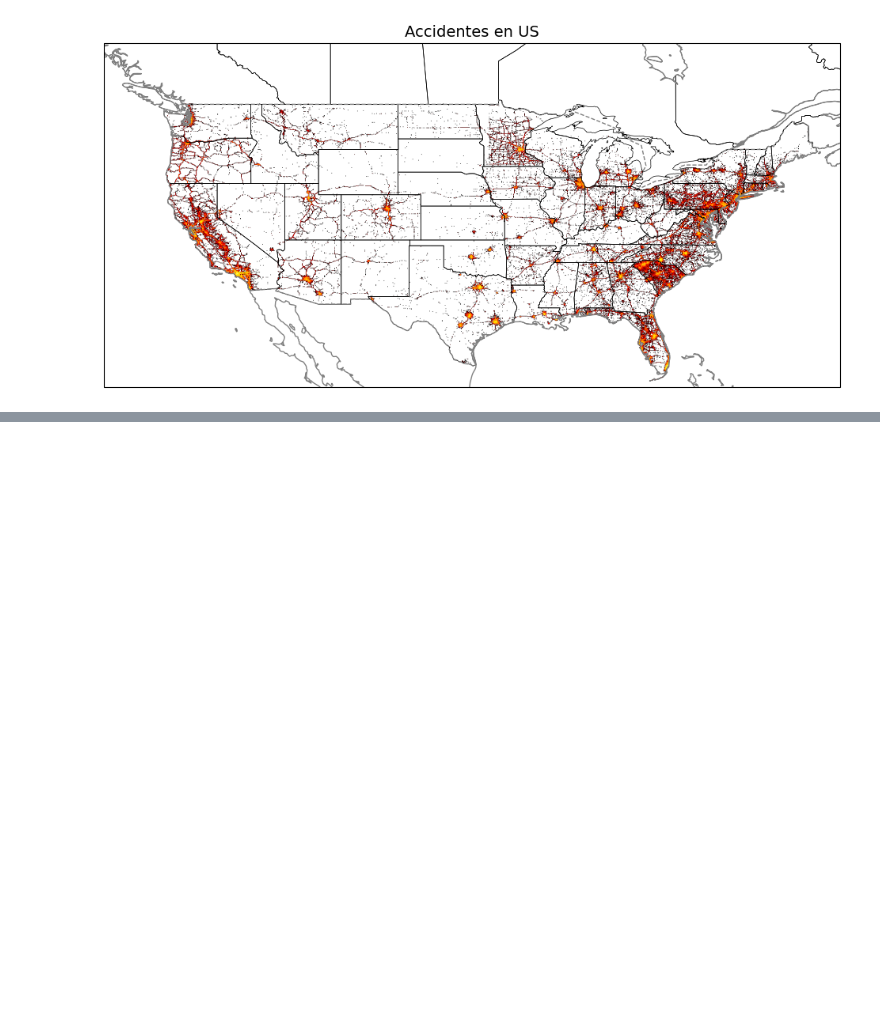
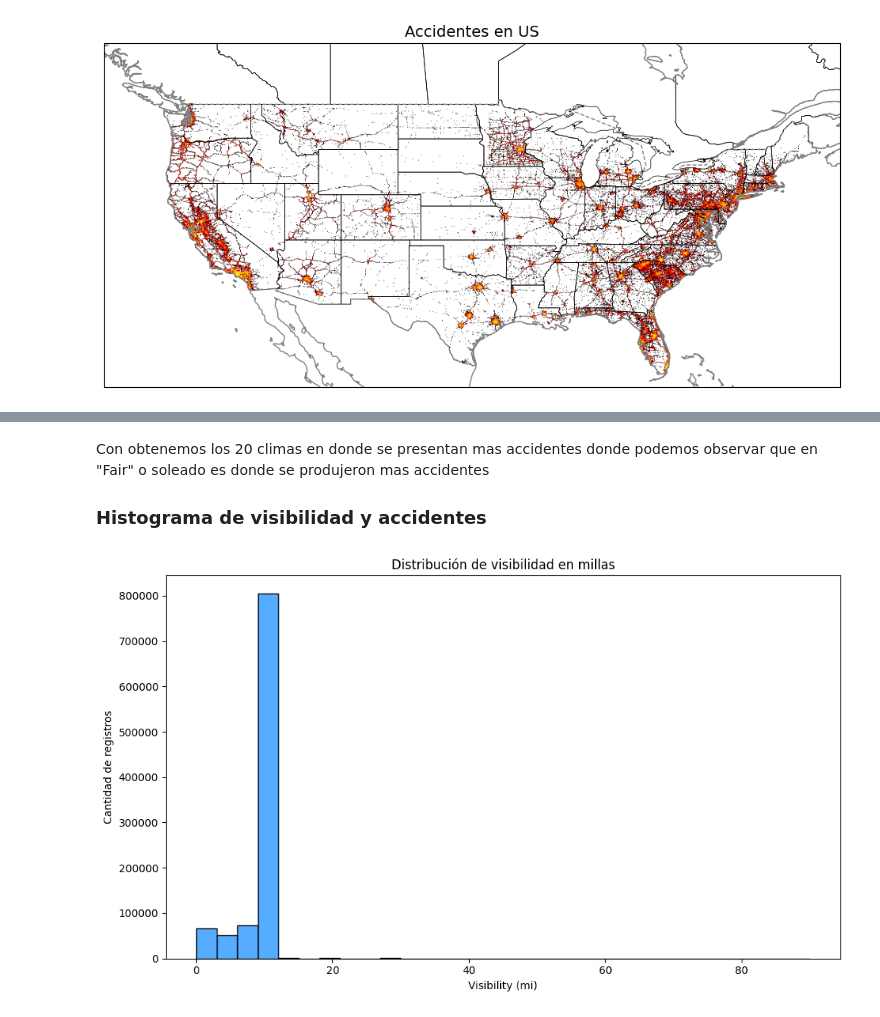
Before and after one commit to RKCbas/BigData-Apuntes, a Jupyter notebook: Proyecto Final/Proyecto Final.ipynb, the cells around one changed output, grey strips where cells are left out. Cells and saved outputs as stored; diff of their text form; code cells hidden in the pictures; blank space fills up the shorter version.

```diff
--- a/Proyecto Final/Proyecto Final.ipynb
+++ b/Proyecto Final/Proyecto Final.ipynb
@@ -635,0 +687,53 @@ Este es un mapa de calor que nos muestra donde es que se concentran los accident
+# %% [markdown]
+Con obtenemos los 20 climas en donde se presentan mas accidentes donde podemos observar que en "Fair" o soleado es donde se produjeron mas accidentes
+
+### Histograma de visibilidad y accidentes
+# %%
+from elasticsearch import Elasticsearch
+try:
+    with Elasticsearch(host) as es:
+
+        # Define solo el campo necesario para eficiencia
+        query = {
+            "_source": ["Visibility(mi)"],
+            "query": {
+                "exists": {"field": "Visibility(mi)"}
+            }
+        }
+
+        # Recolección de datos con scan (scroll)
+        results = helpers.scan(
+            client=es,
+            query=query,
+            index=index_name,
+            scroll="2m",
+            size=5000  # puedes ajustar el tamaño
+        )
+
+        # Convertimos a DataFrame
+        data = [doc["_source"] for doc in results]
+        df = pd.DataFrame(data)
+
+        # Quitar valores inválidos o nulos
+        df = df[df["Visibility(mi)"] > 0]
+        df = df[df["Visibility(mi)"] < 100]  # opcional: eliminar outliers extremos
+
+        plt.figure(figsize=(10, 6))
+        sns.histplot(
+            data=df,
+            x="Visibility(mi)",
+            bins=30,
+            color="dodgerblue"
+        )
+
+        plt.title("Distribución de visibilidad en millas")
+        plt.xlabel("Visibility (mi)")
+        plt.ylabel("Cantidad de registros")
+        plt.tight_layout()
+        plt.show()
+
+
+except Exception as e:
+    print(f"an error occurred: {e}")
+# %% [output]
+[figure, added]
```
Also changed, not shown: parts of 27 cells of this notebook, 3 other files.
